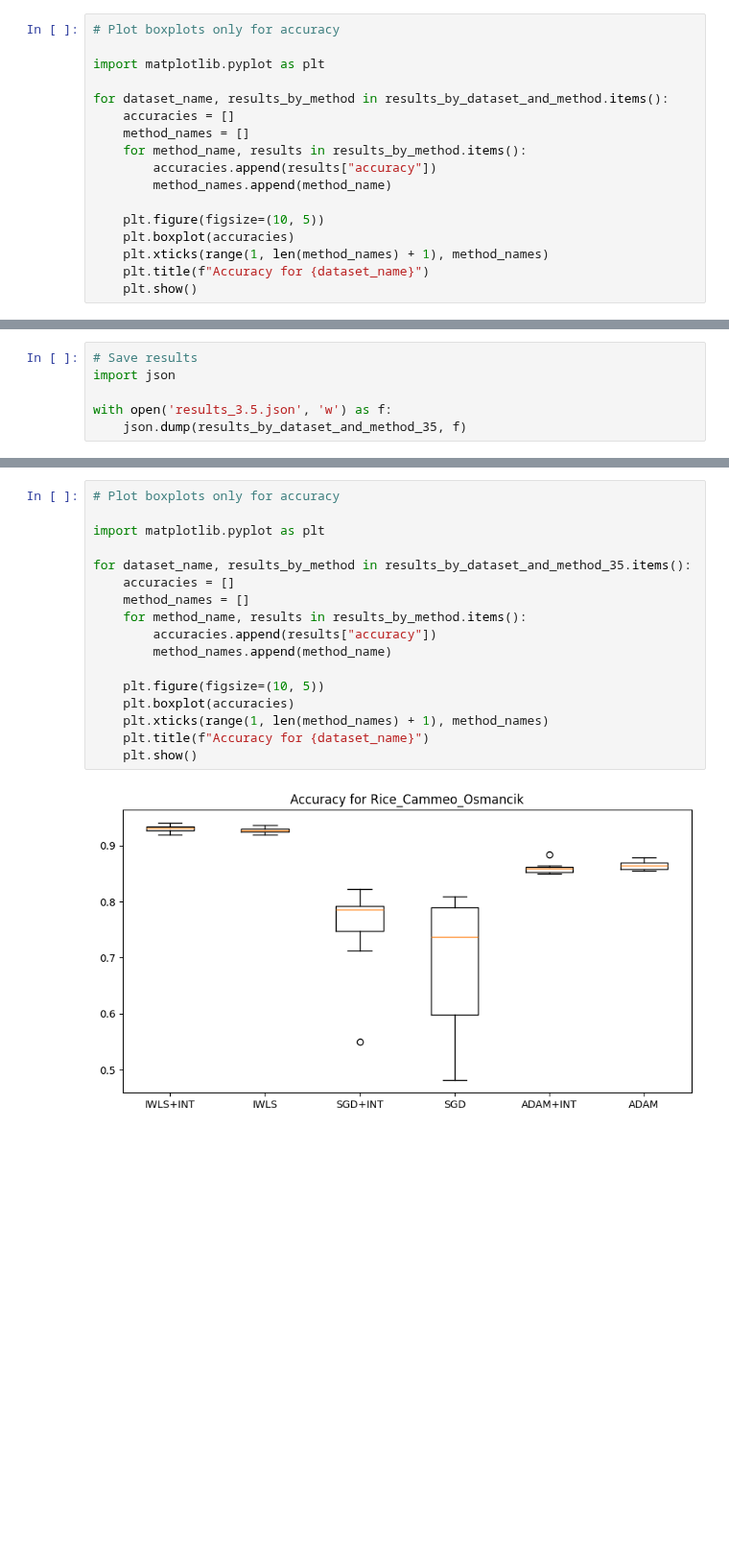
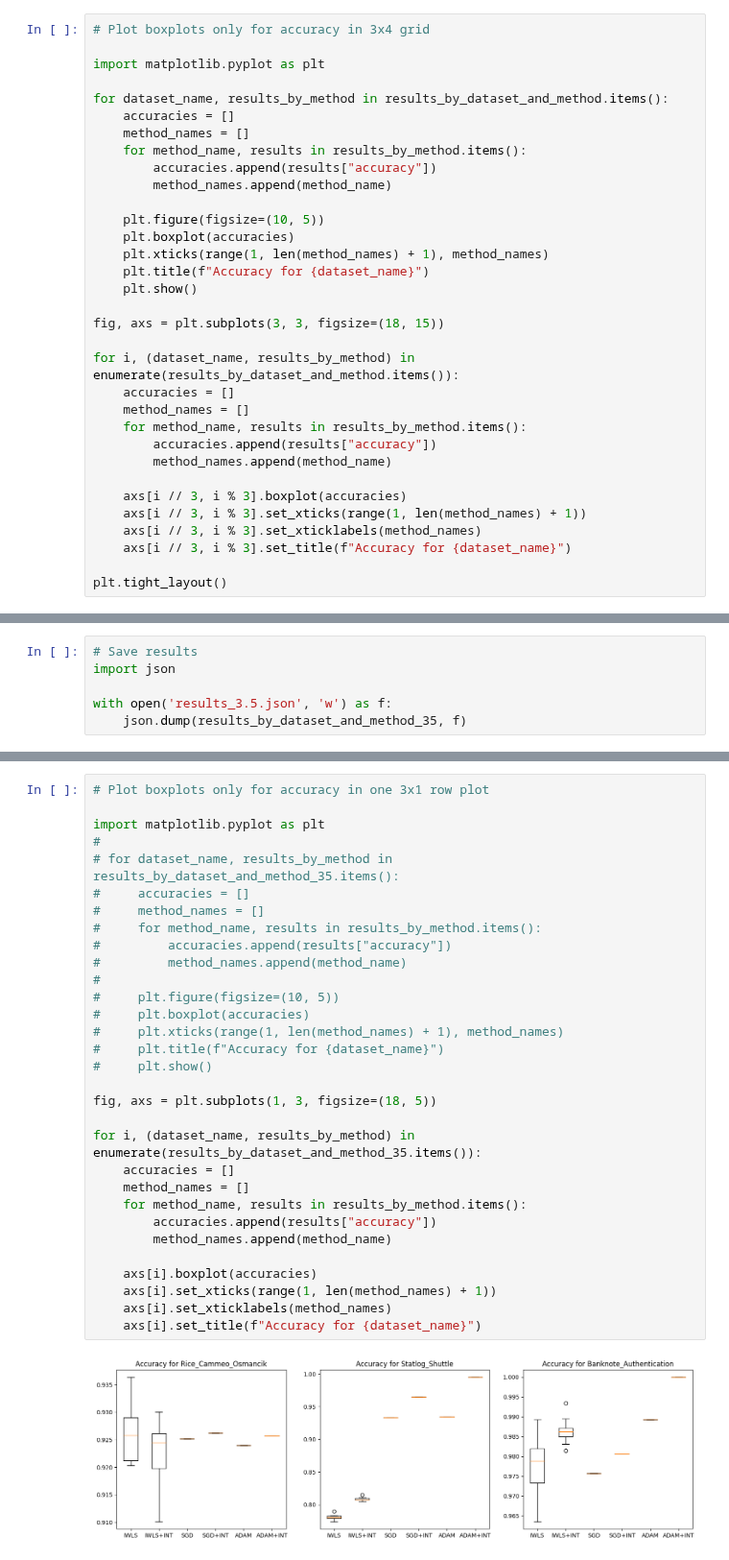
Before and after one commit to KarinaTiurina/aml_projects, a Jupyter notebook: Project1/tasks_3.4_3.5.ipynb, the cells around one changed output, grey strips where cells are left out. Shown at 96% size. Drawn from its saved outputs; the diff is of its cells as text; blank space fills up the shorter version.

```diff
--- a/Project1/tasks_3.4_3.5.ipynb
+++ b/Project1/tasks_3.4_3.5.ipynb
@@ -172,5 +197,5 @@ results_by_dataset_and_method
 # %%
-# Plot boxplots only for accuracy
+# Plot boxplots only for accuracy in 3x4 grid
 
 import matplotlib.pyplot as plt
 
@@ -186,4 +211,20 @@ for dataset_name, results_by_method in results_by_dataset_and_method.items():
     plt.xticks(range(1, len(method_names) + 1), method_names)
     plt.title(f"Accuracy for {dataset_name}")
     plt.show()
+
+fig, axs = plt.subplots(3, 3, figsize=(18, 15))
+
+for i, (dataset_name, results_by_method) in enumerate(results_by_dataset_and_method.items()):
+    accuracies = []
+    method_names = []
+    for method_name, results in results_by_method.items():
+        accuracies.append(results["accuracy"])
+        method_names.append(method_name)
+
+    axs[i // 3, i % 3].boxplot(accuracies)
+    axs[i // 3, i % 3].set_xticks(range(1, len(method_names) + 1))
+    axs[i // 3, i % 3].set_xticklabels(method_names)
+    axs[i // 3, i % 3].set_title(f"Accuracy for {dataset_name}")
+
+plt.tight_layout()
 # %% [output]
@@ -341,19 +407,33 @@ results_by_dataset_and_method_35
 # %%
-# Plot boxplots only for accuracy
+# Plot boxplots only for accuracy in one 3x1 row plot
 
 import matplotlib.pyplot as plt
+#
+# for dataset_name, results_by_method in results_by_dataset_and_method_35.items():
+#     accuracies = []
+#     method_names = []
+#     for method_name, results in results_by_method.items():
+#         accuracies.append(results["accuracy"])
+#         method_names.append(method_name)
+#
+#     plt.figure(figsize=(10, 5))
+#     plt.boxplot(accuracies)
+#     plt.xticks(range(1, len(method_names) + 1), method_names)
+#     plt.title(f"Accuracy for {dataset_name}")
+#     plt.show()
 
-for dataset_name, results_by_method in results_by_dataset_and_method_35.items():
+fig, axs = plt.subplots(1, 3, figsize=(18, 5))
+
+for i, (dataset_name, results_by_method) in enumerate(results_by_dataset_and_method_35.items()):
     accuracies = []
     method_names = []
     for method_name, results in results_by_method.items():
         accuracies.append(results["accuracy"])
         method_names.append(method_name)
 
-    plt.figure(figsize=(10, 5))
-    plt.boxplot(accuracies)
-    plt.xticks(range(1, len(method_names) + 1), method_names)
-    plt.title(f"Accuracy for {dataset_name}")
-    plt.show()
+    axs[i].boxplot(accuracies)
+    axs[i].set_xticks(range(1, len(method_names) + 1))
+    axs[i].set_xticklabels(method_names)
+    axs[i].set_title(f"Accuracy for {dataset_name}")
 # %% [output]
-[figure, old version]
+[figure, new version]
```
Also changed, not shown: parts of 8 cells of this notebook, 6 other files.
